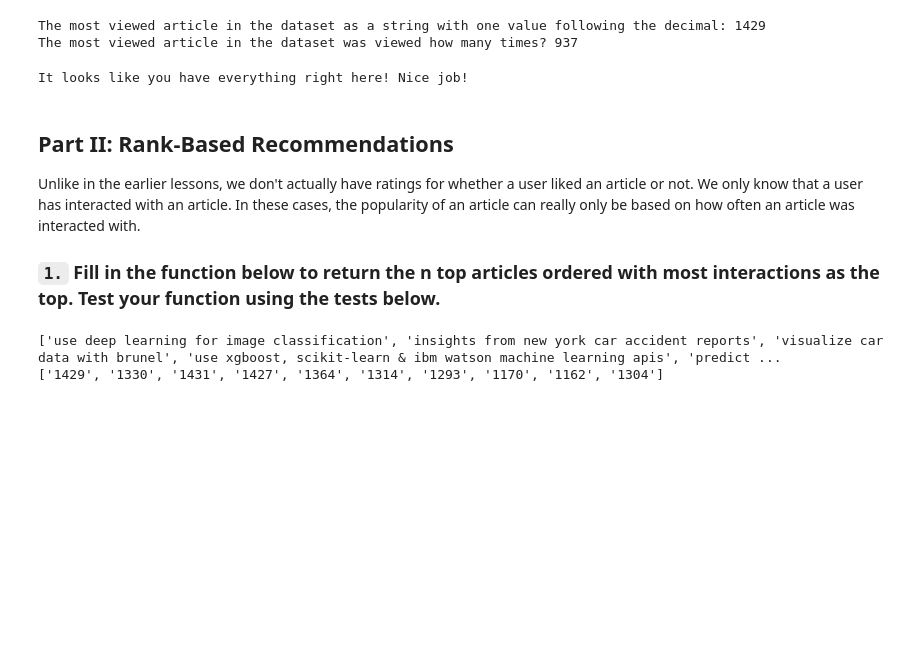
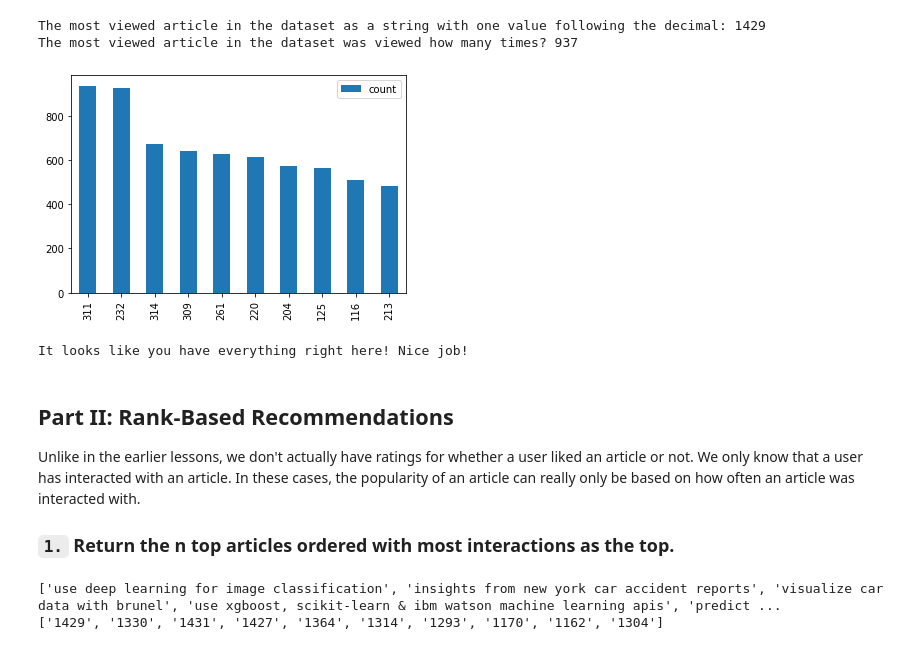
Before and after one commit to netxph/ibm-recommend, a Jupyter notebook: notebooks/02 - Data and Recommendation Analysis.ipynb, the cells around one changed output. Drawn from its saved outputs; the diff is of its cells as text; code cells hidden in the pictures; blank space fills up the shorter version.

```diff
--- a/notebooks/02 - Data and Recommendation Analysis.ipynb
+++ b/notebooks/02 - Data and Recommendation Analysis.ipynb
@@ -179,4 +176,15 @@ print(f"The most viewed article in the dataset was viewed how many times? {max_v
 # %% [output]
 The most viewed article in the dataset as a string with one value following the decimal: 1429
 The most viewed article in the dataset was viewed how many times? 937
+# %%
+interactions[["article_id", "user_id"]] \
+    .groupby("article_id") \
+    .count() \
+    .reset_index() \
+    .rename(columns={"user_id": "count"}) \
+    .sort_values("count", ascending=False) \
+    .head(10) \
+    .plot(kind="bar");
+# %% [output]
+[figure, added]
 # %%
@@ -203,7 +208,7 @@ It looks like you have everything right here! Nice job!
 
 Unlike in the earlier lessons, we don't actually have ratings for whether a user liked an article or not.  We only know that a user has interacted with an article.  In these cases, the popularity of an article can really only be based on how often an article was interacted with.
 
-### `1.` Fill in the function below to return the **n** top articles ordered with most interactions as the top. Test your function using the tests below.
+### `1.` Return the **n** top articles ordered with most interactions as the top.
 # %%
 def get_top_articles(data, n):
     '''
```
Also changed, not shown: parts of 31 cells of this notebook, 15 other files.
